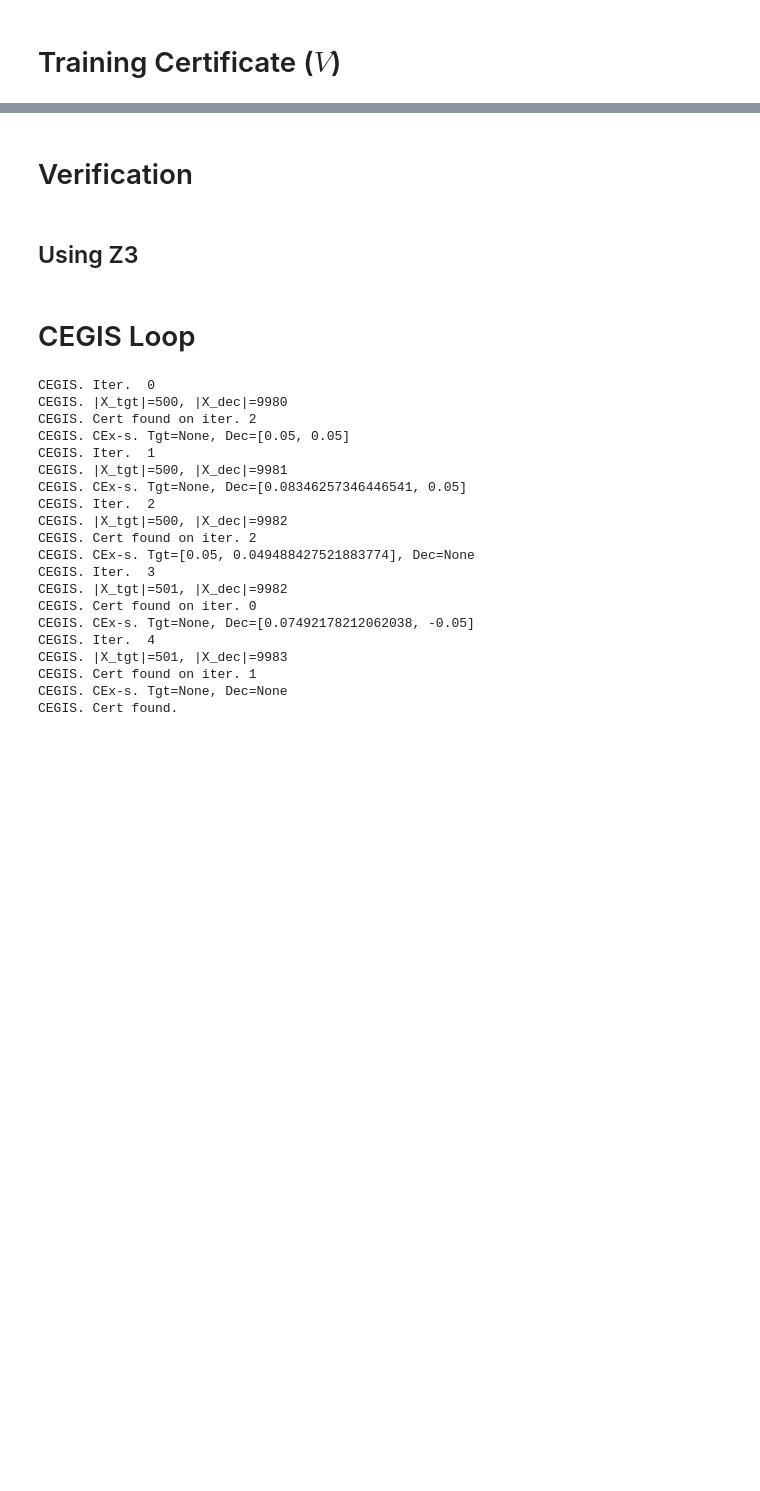
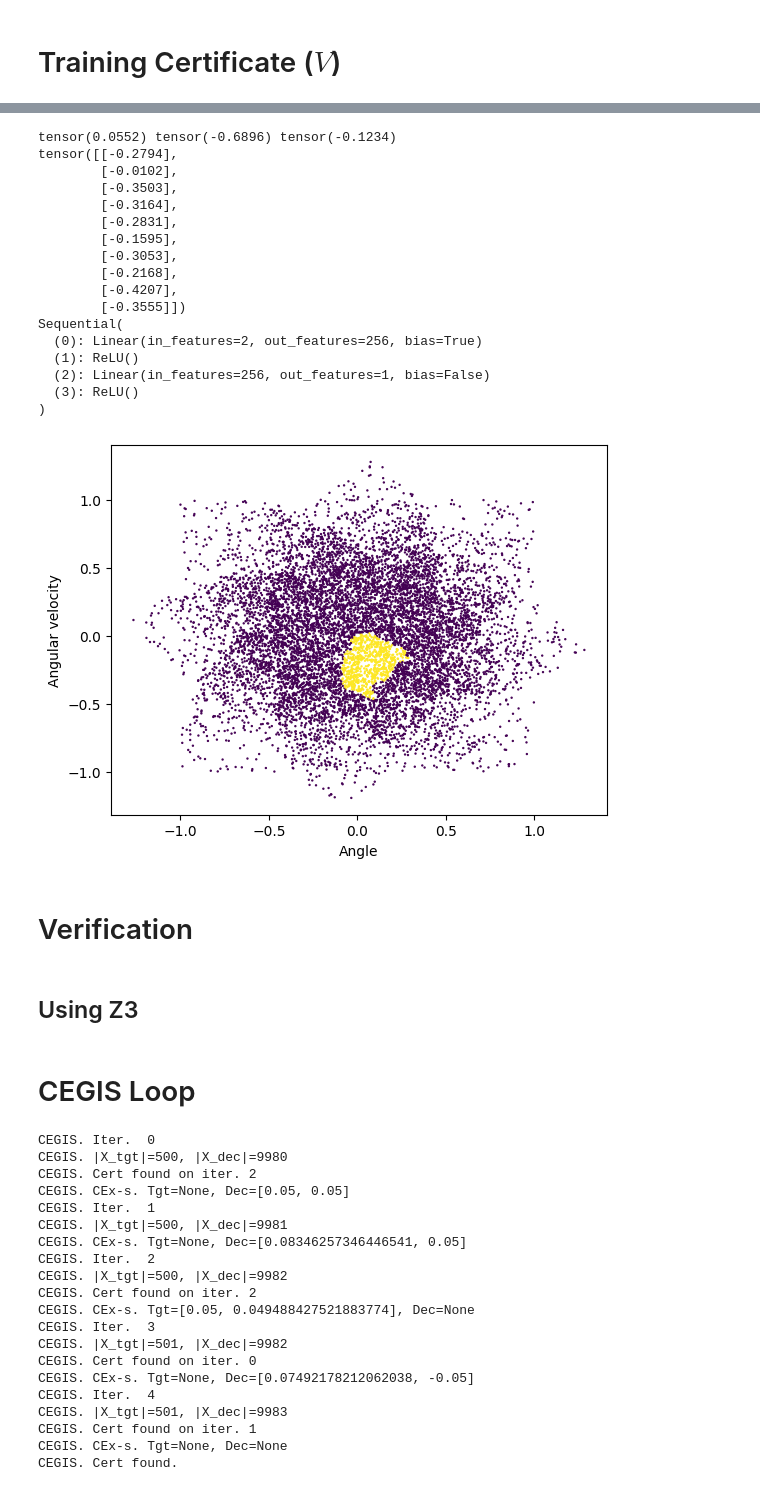
Before and after one commit to mahykari/neural-certificates, a Jupyter notebook: playground.ipynb, the cells around one changed output, grey strips where cells are left out. Drawn from its saved outputs; the diff is of its cells as text; code cells hidden in the pictures; blank space fills up the shorter version.

```diff
--- a/playground.ipynb
+++ b/playground.ipynb
@@ -104,0 +366,5 @@ def fit_cert(cert, x_tgt, x_dec):
+# %%
+env = SuspendedPendulum()
+S = env.sample()
+learner = Learner_Reach_V(env, [nn_V_2d()])
+S = learner.fit(S)
@@ -105,3 +381,35 @@ def fit_cert(cert, x_tgt, x_dec):
+# %%
+x = S
+x_nxt = env.f(x)
+diff = learner.V(x_nxt) - learner.V(x)
+diff = diff.detach()
+print(torch.max(diff), torch.min(diff), torch.mean(diff))
+print(diff[:10])
+print(learner.V)
+
+plt.scatter(S[:,0], S[:,1], s=0.5, c=torch.sign(diff))
+plt.xlabel(r'Angle')
+plt.ylabel(r'Angular velocity')
+plt.show()
+# %% [output]
+tensor(0.0552) tensor(-0.6896) tensor(-0.1234)
+tensor([[-0.2794],
+        [-0.0102],
+        [-0.3503],
+        [-0.3164],
+        [-0.2831],
+        [-0.1595],
+        [-0.3053],
+        [-0.2168],
+        [-0.4207],
+        [-0.3555]])
+Sequential(
+  (0): Linear(in_features=2, out_features=256, bias=True)
+  (1): ReLU()
+  (2): Linear(in_features=256, out_features=1, bias=False)
+  (3): ReLU()
+)
+[figure, added]
 # %% [markdown]
 # Verification
 # %% [markdown]
```
Also changed, not shown: parts of 13 cells of this notebook, 4 other files.
